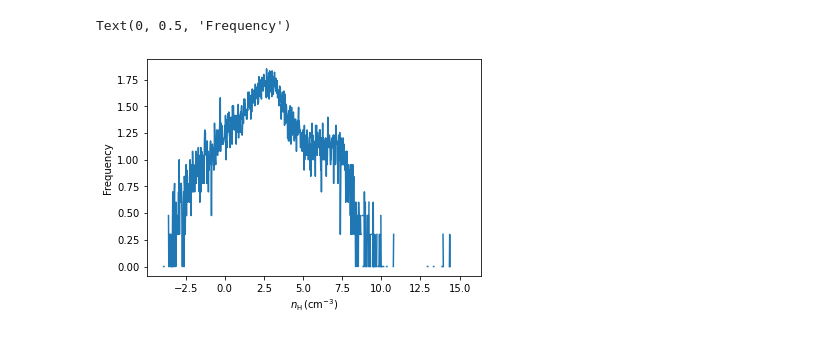
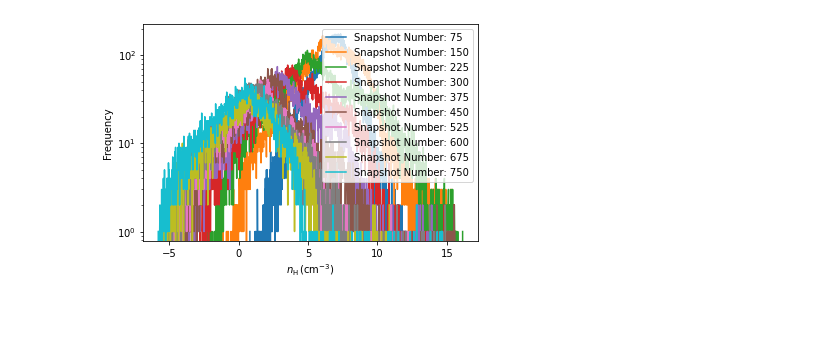
Before and after one commit to hlane17/pdf, a Jupyter notebook: pdfScript.ipynb, the cells around one changed output. Saved outputs shown, nothing was run; the diff lists cells and outputs as text; code cells hidden in the pictures.

```diff
--- a/pdfScript.ipynb
+++ b/pdfScript.ipynb
@@ -6,11 +6,13 @@ from matplotlib import pyplot as plt
 import matplotlib.cm as cm
 import pickle
 # %%
-for n in range(1): #Sets how many simulations to pickle, still nee
+fileName = "gmc_MHD"
+simNumber = "000"
+for n in range(1): #Sets how many simulations to pickle, still need to fix or something
     simNumber='00'+str(n);
     if (n>=10): ext='0'+str(n)                                     #This resolves naming issues
     if (n>=100): ext=str(n)
-    datafolder = "/home/hlane/gizmo-public/custom/gmc_MHD" + simNumber + "/output"
+    datafolder = "/home/hlane/gizmo-public/custom/" + fileName + simNumber + "/output"
     timeList = []
     rhoList = []
     dict = {} #init the empty dictionary
@@ -25,7 +27,7 @@ for n in range(1): #Sets how many simulations to pickle, still nee
             time = load_from_snapshot.load_from_snapshot("Time",0,datafolder,i)
             timeList.append(time)
             dict[i] = [rhoList, timeList] #assign values for directories
-            F = open('pickle/filename' + simNumber + '.pickle','wb')
+            F = open('pickle/' + fileName + simNumber + '.pickle','wb')
             pickle.dump(dict[i], F)
             F.close()
         except:
@@ -35,8 +35,10 @@ print(rhoList)
 # %%
+fileName = "gmc_MHD"
+simNumber = "000"
 i = 100 #Snapshot identifier
 #Need to add simulation identifier
 import pickle
-F=open('pickle/filename000.pickle', "rb")
+F=open('pickle/' + fileName +  simNumber + '.pickle', "rb")
 temp = pickle.load(F)
 F.close()
 rhoList = temp[0]
@@ -87,25 +78,52 @@ Text(0, 0.5, 'Frequency')
 # %%
+import numpy as np
+import load_from_snapshot
+import h5py
+from matplotlib import pyplot as plt
+import matplotlib.cm as cm
+import pickle
+
+fileName = "gmc_MHD"
+simNumber = "000"
+
 #Script for loading specific snapshot from pickle file, copy + paste for more. Need to add simulation identifier
-i = 400
-import pickle
-F=open('pickle/filename000.pickle', "rb")
-temp = pickle.load(F)
-F.close()
-rhoList = temp[0]
-timeList = temp[1]
-rho_0 = np.mean(rhoList[i])
-logRho_0 = np.log(rho_0)
-logRho = np.log(rhoList[i])
-s = np.log(rhoList[i] * 26)
-sigma = np.std(s)
-s_0 = np.mean(s)
+dict = {}
+n = 0
+numList = [0]
 
-frequencies, edges = np.histogram(s, bins = 1000)
-s_centers = np.array((edges[1:]+edges[:-1])/2)
-log10Frequency = np.log10(frequencies)
-plt.plot(s_centers, log10Frequency)
+snapList = [75, 150, 225, 300, 375, 450, 525, 600, 675, 750]
+s_centersList = []
+frequenciesList = []
+
+for i in snapList:
+    F=open('pickle/' + fileName +  simNumber + '.pickle', "rb")
+    temp = pickle.load(F)
+    F.close()
+    rhoList = temp[0]
+    timeList = temp[1]
+    rho_0 = np.mean(rhoList[i])
+    logRho_0 = np.log(rho_0)
+    logRho = np.log(rhoList[i])
+    s = np.log(rhoList[i] * 26)
+    sigma = np.std(s)
+    s_0 = np.mean(s)
+    frequencies, edges = np.histogram(s, bins = 1000)
+    frequenciesList.append(frequencies)
+    s_centers = np.array((edges[1:]+edges[:-1])/2)
+    s_centersList.append(s_centers)
+    n = n+1
+    numList.append(n)
+    dict[n] = [s_centersList, frequenciesList]
+numList.pop() #Removes the last number in numList to prepare for the for loop.
+numListCount = len(numList)
+#n = 0
+#for a in range(numListCount):
+for n in numList:
+    plt.plot(s_centersList[n], frequenciesList[n], label="Snapshot Number: " + str(75*(n+1)))
 plt.xlabel(r"$n_{\rm H}\, \rm (cm^{-3}$)")
+plt.yscale('log', base = 10)
 plt.ylabel('Frequency')
+plt.legend()
+plt.show()
 # %% [output]
-Text(0, 0.5, 'Frequency')
-[figure, old version]
+[figure, new version]
```
Also changed, not shown: parts of 5 cells of this notebook.
